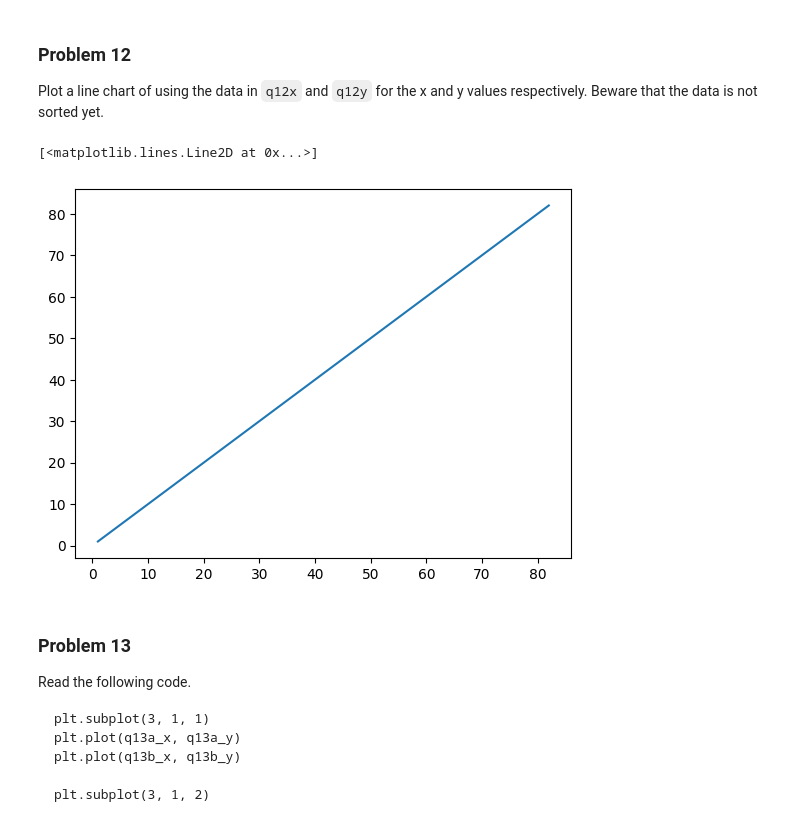
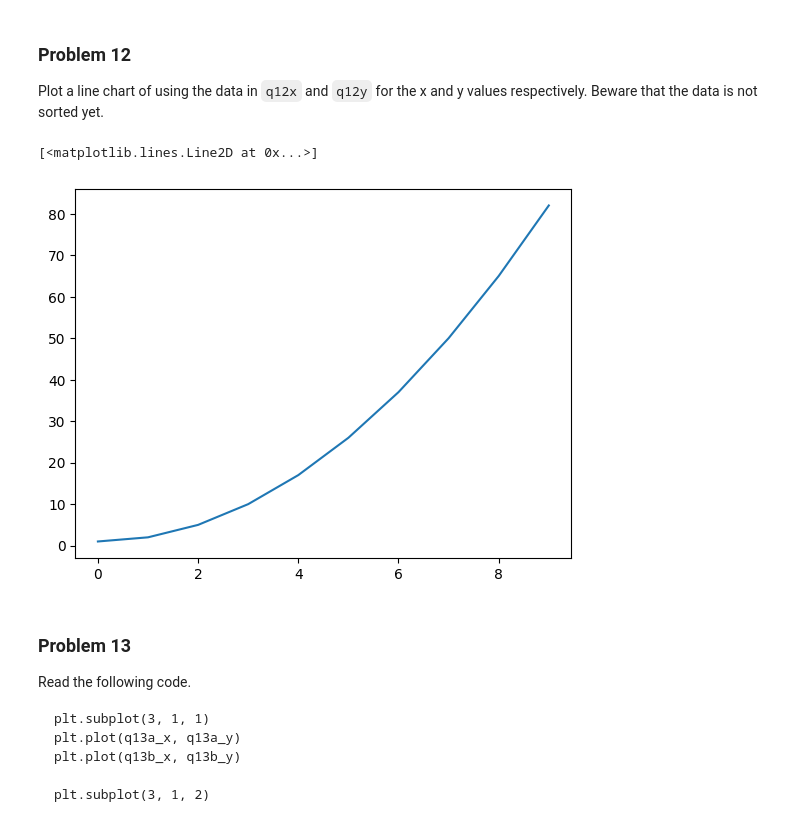
Before and after one commit to beckaa-l/dx602-homework-05, a Jupyter notebook: homework.ipynb, the cells around one changed output. Drawn from its saved outputs; the diff is of its cells as text; code cells hidden in the pictures.

```diff
--- a/homework.ipynb
+++ b/homework.ipynb
@@ -444,16 +444,16 @@ q12y = [x**2 + 1 for x in q12x]
 # %%
 # YOUR CHANGES HERE
 # the x and y values are PAIRS so we need to zip then sort
 q12_plots = sorted(zip(q12x, q12y), key=lambda p: p[0])
 
 # then we need to unzip them to extract the individual x and y values
-q12x, q12x = zip(*q12_plots)
+q12x, q12y = zip(*q12_plots)
 
 # make a line plot
-plt.plot(q12x,q12x)
+plt.plot(q12x,q12y)
 # %% [output]
 [<matplotlib.lines.Line2D at 0x...>]
-[figure, old version]
+[figure, new version]
 # %%
 # first thought path on sorting
 # q12x = q12x.sort()
```
